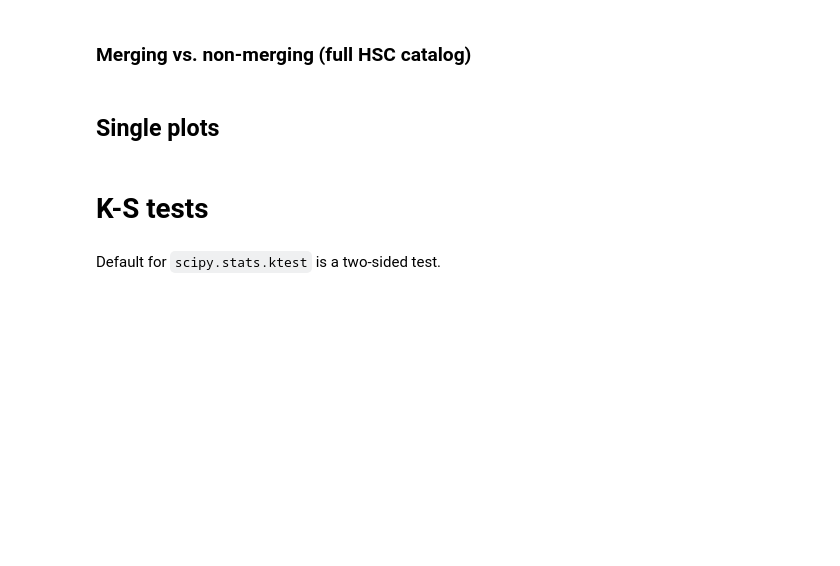
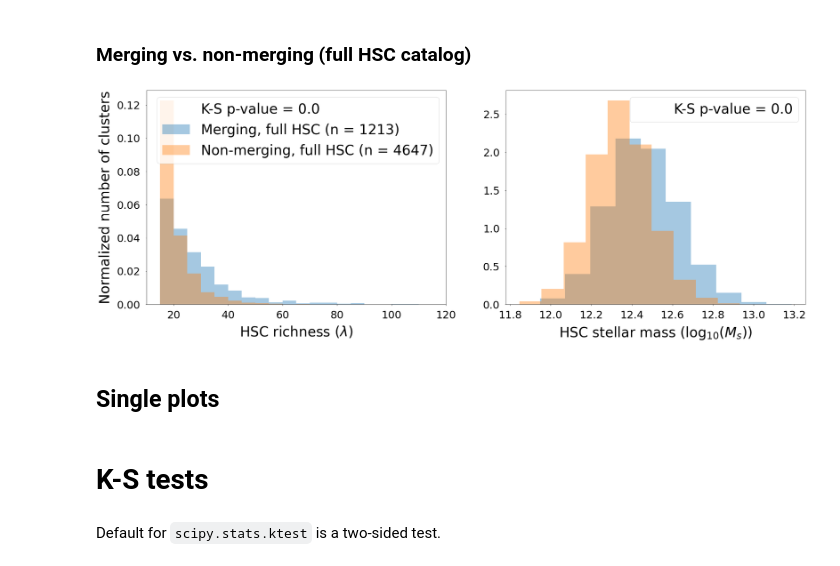
Before and after one commit to Jupiter1994/hsc-miscentering, a Jupyter notebook: Create_Catalog_and_Crossmatch_Props.ipynb, the cells around one changed output. Cells and saved outputs as stored; diff of their text form; code cells hidden in the pictures; blank space fills up the shorter version.

```diff
--- a/Create_Catalog_and_Crossmatch_Props.ipynb
+++ b/Create_Catalog_and_Crossmatch_Props.ipynb
@@ -630,43 +625,19 @@ print(np.median(HSC_cat[~is_merging_full][:,2]))
 # %%
 ### plot merging vs. non-merging properties
-fig = plt.figure(figsize=(36, 24))
-fig.patch.set_facecolor('white')
-
-plt.rcParams.update({'font.size':32})
+fig, ax = plt.subplots(1, 2, figsize=(36, 12))
 labelpad = 15
 tick_fontsize = 32
 mpl.rcParams['xtick.major.pad'] = 15
 mpl.rcParams['ytick.major.pad'] = 15
 
-gs = gridspec.GridSpec(2, 4)
-gs.update(wspace=0.5)
-ax1 = fig.add_subplot(gs[0, :2])
-ax2 = fig.add_subplot(gs[0, 2:])
-ax3 = fig.add_subplot(gs[1, 0:4])
-
-## redshift
-z_bins = np.arange(0.1, 1.5, 0.1)
-
-zs_merging_full = HSC_cat[is_merging_full][:,2]
-zs_nonmerg_full = HSC_cat[~is_merging_full][:,2]
-pval_zs_merg_non_full = np.round(scipy.stats.kstest(zs_merging_full, zs_nonmerg_full)[1], 4)
-
-ax1.hist(zs_merging_full, bins=z_bins, density=True, alpha=0.4, \
-         label=f'Merging, full HSC (n = {np.sum(is_merging_full)})')
-ax1.hist(zs_nonmerg_full, bins=z_bins, density=True, alpha=0.4, \
-         label=f'Non-merging, full HSC (n = {np.sum(~is_merging_full)})')
-ax1.plot([], [], ' ', label=f'K-S p-value = {pval_zs_merg_non_full}')
-
-ax1.set_xlabel("HSC redshift (z)", labelpad=labelpad)
-ax1.tick_params(labelsize=tick_fontsize)
-
-if fig_titles:
-    ax1.set_title(r"Normalized redshift distribution")
-ax1.legend()
+## set global font size
+plt.rcParams.update({'font.size':42})
+# set background
+fig.patch.set_facecolor('white')
 
 ## richness
 lambda_min = 15
-lambda_max = 125
+lambda_max = 120
 richness_bins = np.arange(lambda_min, lambda_max, 5)
 
 lambdas_merging_full = HSC_cat[is_merging_full][:,3]
@@ -674,20 +645,20 @@ lambdas_nonmerg_full = HSC_cat[~is_merging_full][:,3]
 pval_lambdas_merg_non_full = \
     np.round(scipy.stats.kstest(lambdas_merging_full, lambdas_nonmerg_full)[1], 3)
 
-ax2.hist(lambdas_merging_full, bins=richness_bins, density=True, alpha=0.4, \
+ax[0].hist(lambdas_merging_full, bins=richness_bins, density=True, alpha=0.4, \
          label=f'Merging, full HSC (n = {np.sum(is_merging_full)})')
-ax2.hist(lambdas_nonmerg_full, bins=richness_bins, density=True, alpha=0.4, \
+ax[0].hist(lambdas_nonmerg_full, bins=richness_bins, density=True, alpha=0.4, \
          label=f'Non-merging, full HSC (n = {np.sum(~is_merging_full)})')
-ax2.plot([], [], ' ', label=f'K-S p-value = {pval_lambdas_merg_non_full}')
+ax[0].plot([], [], ' ', label=f'K-S p-value = {pval_lambdas_merg_non_full}')
 
-ax2.set_xlabel("HSC richness ($\lambda$)", labelpad=labelpad)
-ax2.tick_params(labelsize=tick_fontsize)
+ax[0].set_xlabel("HSC richness ($\lambda$)", labelpad=labelpad)
+ax[0].set_ylabel("Normalized number of clusters", labelpad=labelpad)
+
+ax[0].tick_params(labelsize=tick_fontsize)
 
 if fig_titles:
-    ax2.set_title(f'Normalized richness distribution'
-              '\n'
-              f'(x-axis limited to {lambda_min}$ < \lambda < ${richness_bins[-1]})')
-ax2.legend()
+    ax[0].set_title(f'Normalized richness distribution')
+ax[0].legend()
 
 # ax[0,1].hist(HSC_cat[idx[in_crossmatch]][is_merging_cm][:,3], bins=richness_bins, density=True, alpha=0.4, \
 #          label=f'Merging, cross-match (n = {np.sum(is_merging_cm)})')
@@ -700,43 +671,43 @@ ax2.legend()
 # ## stellar mass
 masses_merging_full = HSC_cat[is_merging_full][:,4]
 masses_nonmerg_full = HSC_cat[~is_merging_full][:,4]
 pval_masses_merg_non_full = np.round(scipy.stats.kstest(masses_merging_full, masses_nonmerg_full)[1], 3)
 
-ax3.hist(masses_merging_full, density=True, alpha=0.4, \
-         label=f'Merging, full HSC (n = {np.sum(is_merging_full)})')
-ax3.hist(masses_nonmerg_full, density=True, alpha=0.4, \
-         label=f'Non-merging, full HSC (n = {np.sum(~is_merging_full)})')
-ax3.plot([], [], ' ', label=f'K-S p-value = {pval_masses_merg_non_full}')
+ax[1].hist(masses_merging_full, density=True, alpha=0.4)
+ax[1].hist(masses_nonmerg_full, density=True, alpha=0.4)
+ax[1].plot([], [], ' ', label=f'K-S p-value = {pval_masses_merg_non_full}')
 
-ax3.set_xlabel('HSC stellar mass ($\log_{10}(M_s)$)', labelpad=labelpad)
-ax3.tick_params(labelsize=tick_fontsize)
+ax[1].set_xlabel('HSC stellar mass ($\log_{10}(M_s)$)', labelpad=labelpad)
+ax[1].tick_params(labelsize=tick_fontsize)
 
 if fig_titles:
-    ax3.set_title(f'Normalized stellar mass distribution')
-ax3.legend()
+    ax[1].set_title(f'Normalized stellar mass distribution')
+ax[1].legend()
 
 # ax[1,0].hist(HSC_cat[idx[in_crossmatch]][is_merging_cm][:,4], density=True, alpha=0.4, \
 #          label=f'Merging, cross-match (n = {np.sum(is_merging_cm)})')
 # ax[1,0].hist(HSC_cat[idx[in_crossmatch]][~is_merging_cm][:,4], density=True, alpha=0.4, \
 #          label=f'Non-merging, cross-match (n = {np.sum(~is_merging_cm)})')
 # ax[1,0].set_xlabel('HSC stellar mass ($\log_{10}(M_s)$)')
 # ax[1,0].set_title(f'Normalized stellar mass distribution')
 # ax[1,0].legend()
 
 # ## SNR of SZ signal
 # SNR_min = 4
 # SNR_max = 28
 # SNR_bins = np.arange(SNR_min, SNR_max, 2)
 
 # ax[1,1].hist(ACT_cat['SNR'][in_crossmatch][is_merging_cm], bins=SNR_bins, density=True, alpha=0.4, \
 #          label=f'Merging, cross-match (n = {np.sum(is_merging_cm)})')
 # ax[1,1].hist(ACT_cat['SNR'][in_crossmatch][~is_merging_cm], bins=SNR_bins, density=True, alpha=0.4, \
 #          label=f'Non-merging, cross-match (n = {np.sum(~is_merging_cm)})')
 # ax[1,1].set_xlabel('ACT signal-to-noise ratio (SNR)')
 # ax[1,1].set_title(f'Normalized ACT SNR distribution (x-axis limited to {SNR_min} < SNR < {SNR_bins[-1]})')
 # ax[1,1].legend()
 
-fig.savefig("Figures/Paper_Figures/Analysis/Props_merg_vs_non_full", bbox_inches='tight')
+fig.savefig("Figures/MNRAS_Paper_Figures/Analysis/Mergers/Props_merg_vs_non_full", bbox_inches='tight')
+# %% [output]
+[figure, added]
 # %% [markdown]
 ## Single plots
 # %%
```
Also changed, not shown: parts of 2 cells of this notebook.
